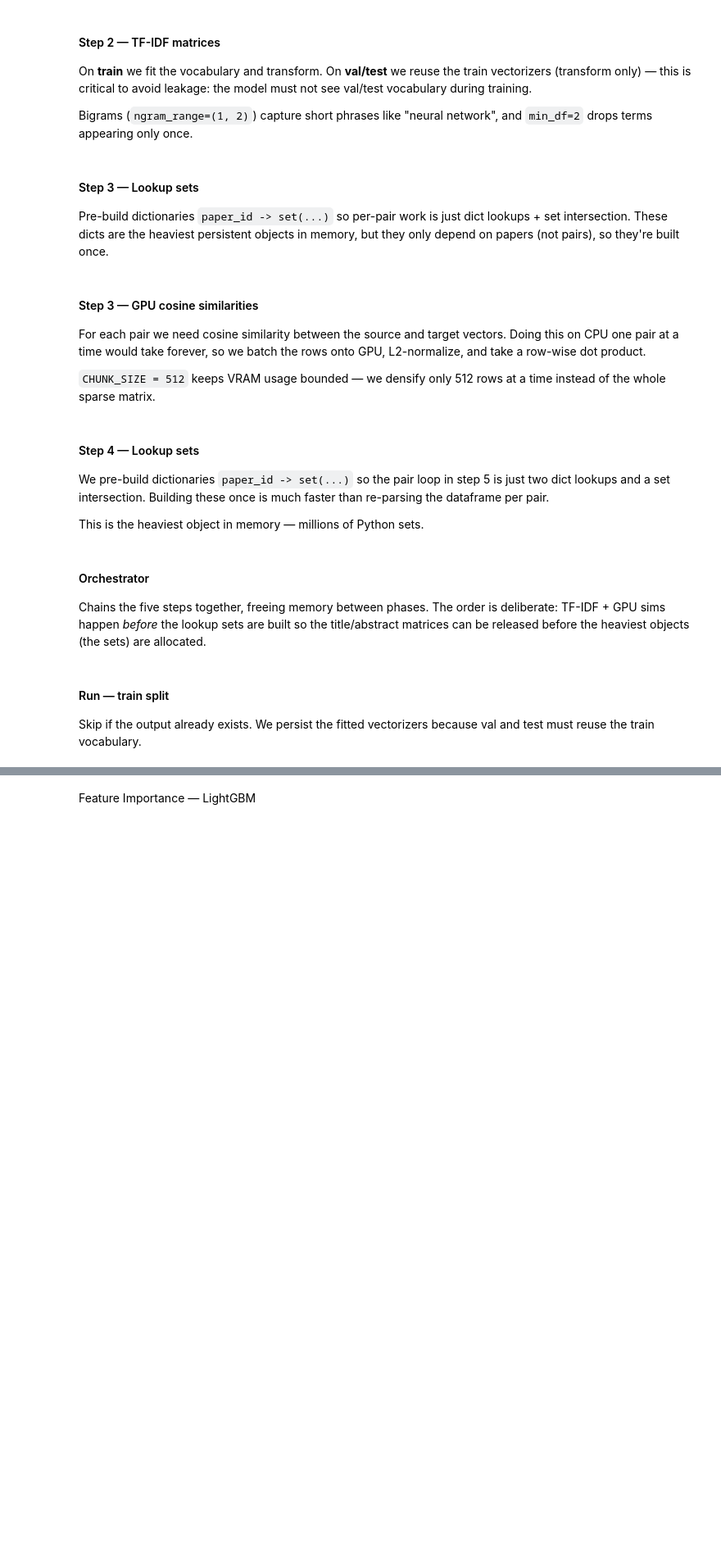
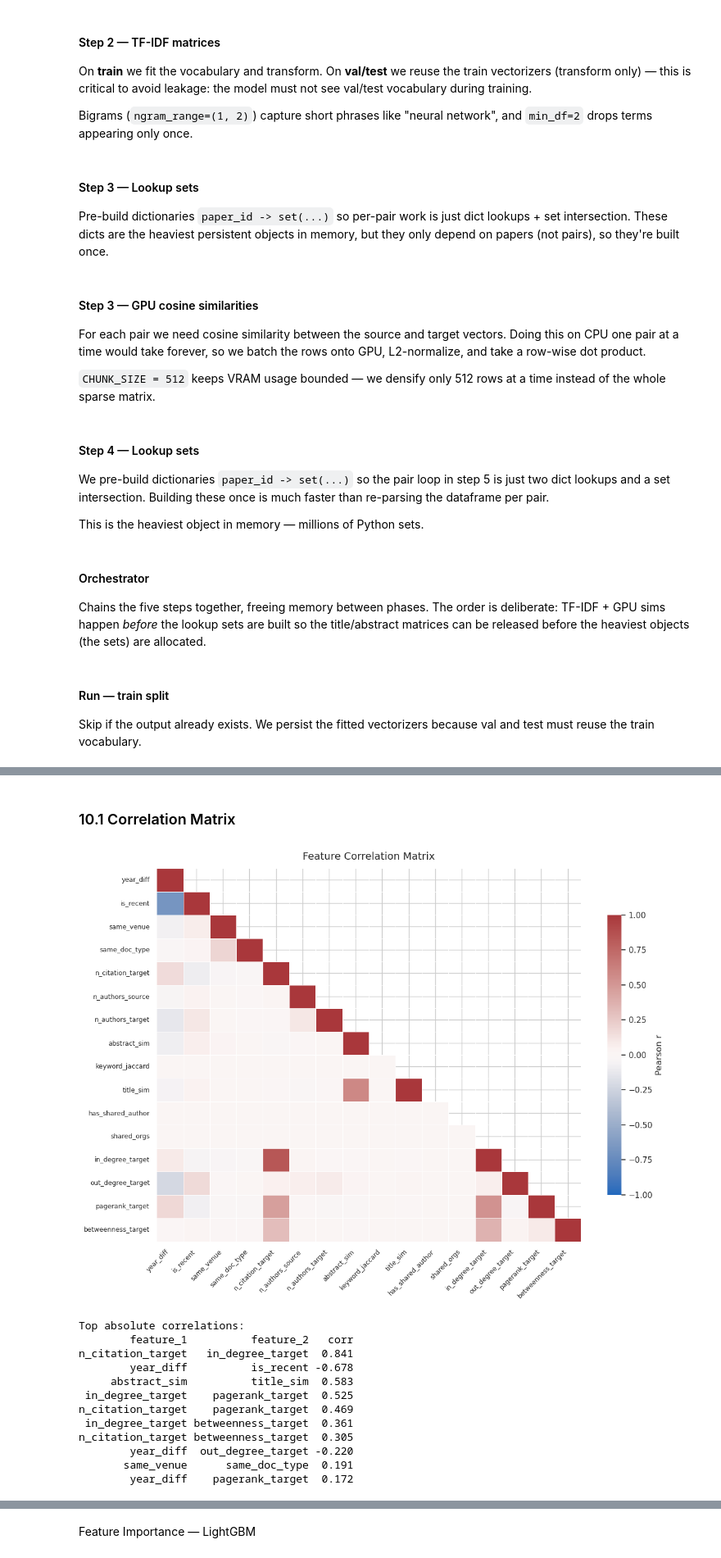
Before and after one commit to SergioFernandezDiz/Data-Projects-Hackathon_3-25-26, a Jupyter notebook: code_aggiornato.ipynb, the cells around one changed output, grey strips where cells are left out. Shown at 82% size. Drawn from its saved outputs; the diff is of its cells as text; code cells hidden in the pictures; blank space fills up the shorter version.

```diff
--- a/code_aggiornato.ipynb
+++ b/code_aggiornato.ipynb
@@ -844,8 +889,8 @@ def impute_authors_org_chunk(chunk, name_to_year_orgs, max_year_diff=1):
             best_distance = float("inf")
 
             for cand_year, cand_org in candidates:
-                distance = abs(cand_year - year)
-                if distance <= max_year_diff and distance < best_distance:
+                distance = year - cand_year
+                if 0 <= distance <= max_year_diff and distance < best_distance:
                     best_org = cand_org
                     best_distance = distance
                     if distance == 0:
@@ -1515,7 +1560,7 @@ if Path(output_path).exists() or Path("data/dataset.parquet").exists():
     print(f"already exists: {output_path}")
 else:
 
-    name_to_id, name_to_year_orgs = build_author_mappings(input_path)
+    name_to_year_ids, name_to_year_orgs = build_author_mappings(input_path)
 
     pf = pq.ParquetFile(input_path)
     writer = None
@@ -1532,7 +1577,7 @@ else:
             )
 
 
-            chunk = impute_authors_id_chunk(chunk, name_to_id)
+            chunk = impute_authors_id_chunk(chunk, name_to_year_ids)
             chunk = impute_authors_org_chunk(chunk, name_to_year_orgs, max_year_diff=1)
 
             for col in ["authors", "keywords", "references", "url"]:
@@ -3725,0 +4385,61 @@ gc.collect()
+# %% [markdown]
+### 10.1 Correlation Matrix
+# %%
+# Correlation matrix on feature-selection sample
+corr_matrix = X_train_fs_raw[ALL_FEATURES].corr()
+
+corr_plot = corr_matrix.fillna(0)
+mask = np.triu(np.ones_like(corr_plot, dtype=bool), k=1)
+
+plt.figure(figsize=(12, 9))
+sns.heatmap(
+    corr_plot,
+    mask=mask,
+    cmap="vlag",
+    center=0,
+    vmin=-1,
+    vmax=1,
+    annot=False,
+    linewidths=0.4,
+    linecolor="white",
+    cbar_kws={"shrink": 0.75, "label": "Pearson r"},
+)
+
+plt.title("Feature Correlation Matrix", fontsize=14, pad=12)
+plt.xticks(rotation=45, ha="right", fontsize=9)
+plt.yticks(rotation=0, fontsize=9)
+plt.tight_layout()
+plt.show()
+
+corr_abs = corr_matrix.abs()
+upper = corr_abs.where(np.triu(np.ones(corr_abs.shape), k=1).astype(bool))
+
+top_corr = (
+    upper.stack()
+    .sort_values(ascending=False)
+    .head(10)
+    .reset_index()
+)
+
+top_corr.columns = ["feature_1", "feature_2", "abs_corr"]
+top_corr["corr"] = [
+    corr_matrix.loc[row.feature_1, row.feature_2]
+    for row in top_corr.itertuples()
+]
+
+print("Top absolute correlations:")
+print(top_corr[["feature_1", "feature_2", "corr"]].round(3).to_string(index=False))
+# %% [output]
+[figure, added]
+Top absolute correlations:
+        feature_1          feature_2   corr
+n_citation_target   in_degree_target  0.841
+        year_diff          is_recent -0.678
+     abstract_sim          title_sim  0.583
+ in_degree_target    pagerank_target  0.525
+n_citation_target    pagerank_target  0.469
+ in_degree_target betweenness_target  0.361
+n_citation_target betweenness_target  0.305
+        year_diff  out_degree_target -0.220
+       same_venue      same_doc_type  0.191
+        year_diff    pagerank_target  0.172
```
Also changed, not shown: parts of 110 cells of this notebook.
